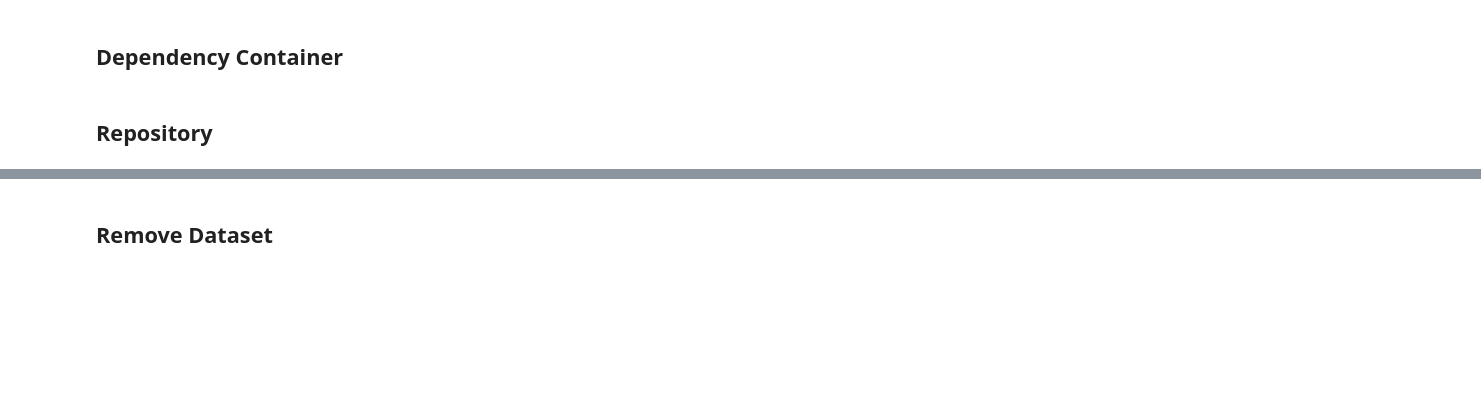
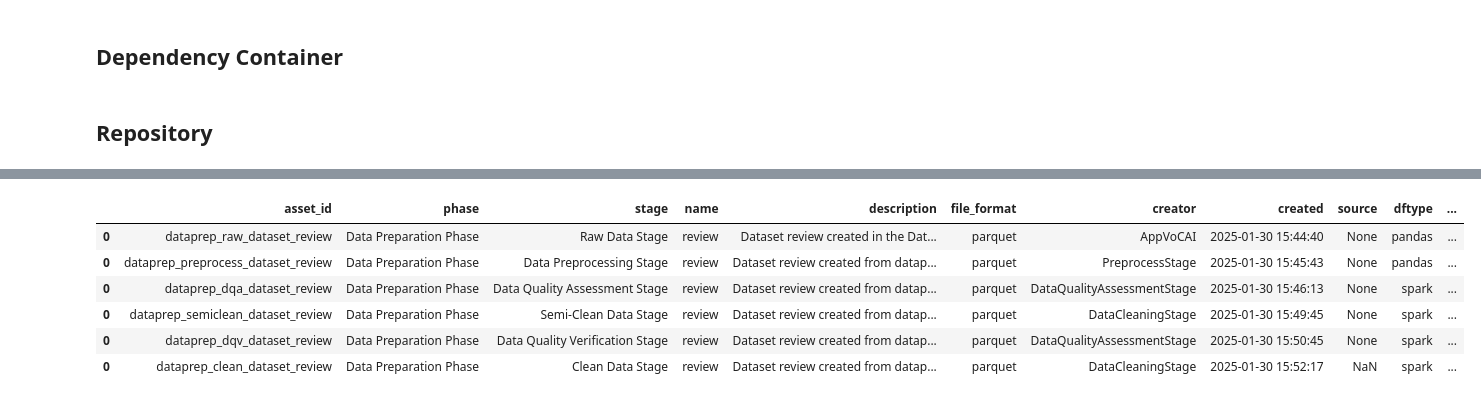
Before and after one commit to variancexplained/genai-lab-slm, a Jupyter notebook: notebooks/lab/repo.ipynb, the cells around one changed output, grey strips where cells are left out. Cells and saved outputs as stored; diff of their text form; code cells hidden in the pictures; blank space fills up the shorter version.

```diff
--- a/notebooks/lab/repo.ipynb
+++ b/notebooks/lab/repo.ipynb
@@ -13,4 +12,6 @@ container.init_resources()
 ## Repository
 # %%
 # Instantiate the repository
-repo = container.persist.repo()
+repo = container.io.repo()
+repo.registry
+# %% [output]
@@ -17,2 +20,7 @@ repo = container.persist.repo()
+|  | asset_id | phase | stage | name | description | file_format | creator | created | source | dftype | ... |
+| 0 | dataprep_raw_dataset_review | Data Preparation Phase | Raw Data Stage | review | Dataset review created in the Dat... | parquet | AppVoCAI | 2025-01-30 15:44:40 | None | pandas | ... |
+| 0 | dataprep_preprocess_dataset_review | Data Preparation Phase | Data Preprocessing Stage | review | Dataset review created from datap... | parquet | PreprocessStage | 2025-01-30 15:45:43 | None | pandas | ... |
+| 0 | dataprep_dqa_dataset_review | Data Preparation Phase | Data Quality Assessment Stage | review | Dataset review created from datap... | parquet | DataQualityAssessmentStage | 2025-01-30 15:46:13 | None | spark | ... |
+| 0 | dataprep_semiclean_dataset_review | Data Preparation Phase | Semi-Clean Data Stage | review | Dataset review created from datap... | parquet | DataCleaningStage | 2025-01-30 15:49:45 | None | spark | ... |
+| 0 | dataprep_dqv_dataset_review | Data Preparation Phase | Data Quality Verification Stage | review | Dataset review created from datap... | parquet | DataQualityAssessmentStage | 2025-01-30 15:50:45 | None | spark | ... |
+| 0 | dataprep_clean_dataset_review | Data Preparation Phase | Clean Data Stage | review | Dataset review created from datap... | parquet | DataCleaningStage | 2025-01-30 15:52:17 | NaN | spark | ... |
-# %% [markdown]
-## Remove Dataset
```
Also changed, not shown: parts of 3 cells of this notebook, 15 other files.
